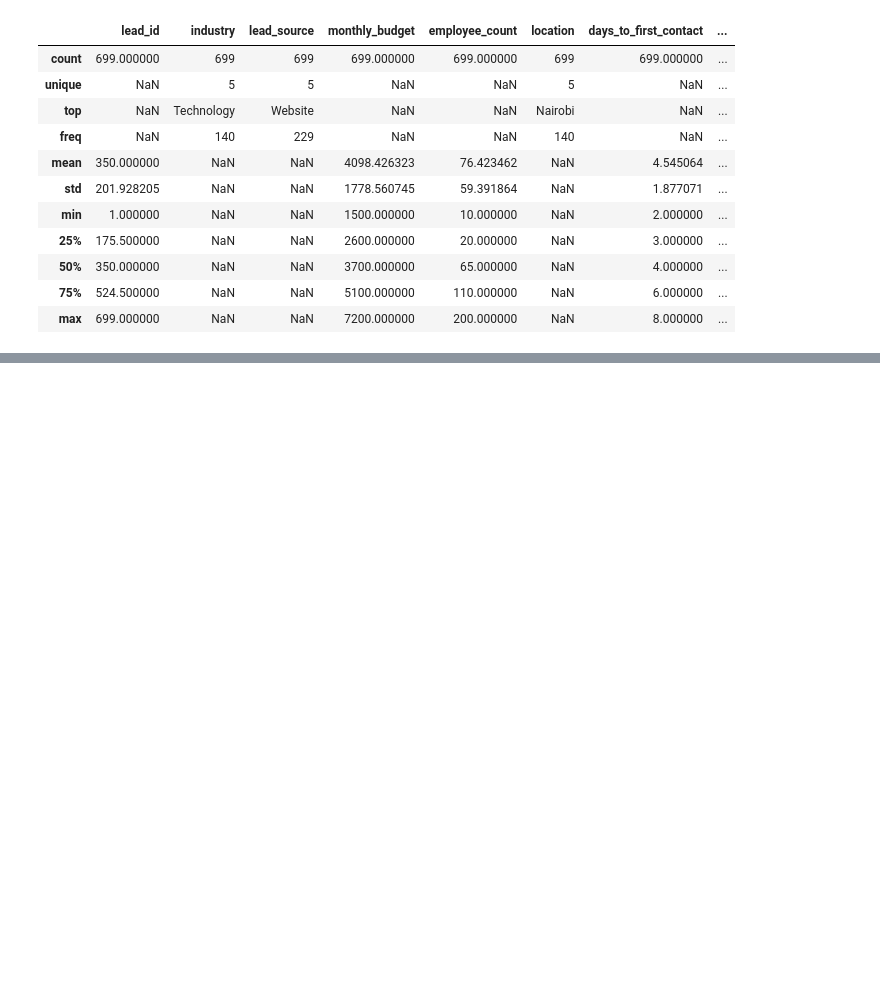
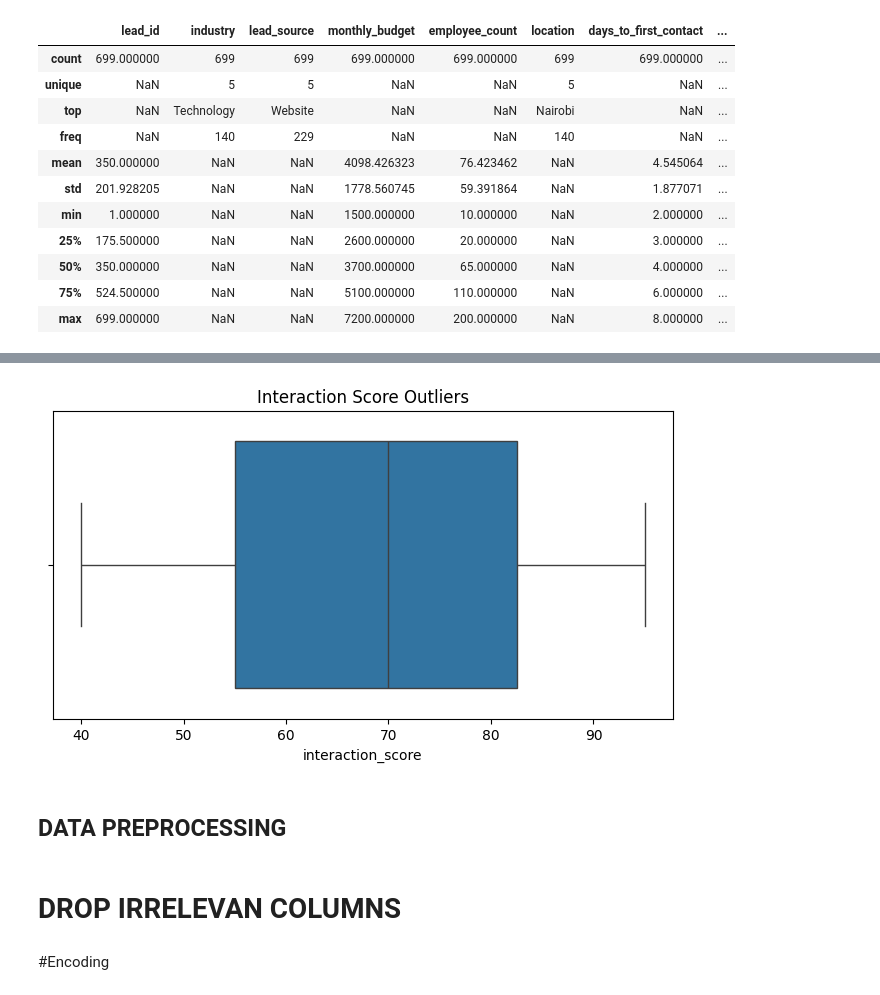
Before and after one commit to Mainabryan/sales-lead-conversion-prediction, a Jupyter notebook: Sales_prediction.ipynb, the cells around one changed output, grey strips where cells are left out. Cells and saved outputs as stored; diff of their text form; code cells hidden in the pictures; blank space fills up the shorter version.

```diff
--- a/Sales_prediction.ipynb
+++ b/Sales_prediction.ipynb
@@ -117,0 +158,11 @@ data.describe(include='all')
+# %%
+plt.figure(figsize=(8, 4))
+sns.boxplot(data=data, x='interaction_score')
+plt.title("Interaction Score Outliers")
+plt.show()
+# %% [output]
+[figure, added]
+# %% [markdown]
+## DATA PREPROCESSING
+# %% [markdown]
+# DROP IRRELEVAN COLUMNS
@@ -117,0 +172,2 @@ data.describe(include='all')
+# %% [markdown]
+#Encoding
```
Also changed, not shown: parts of 8 cells of this notebook.
